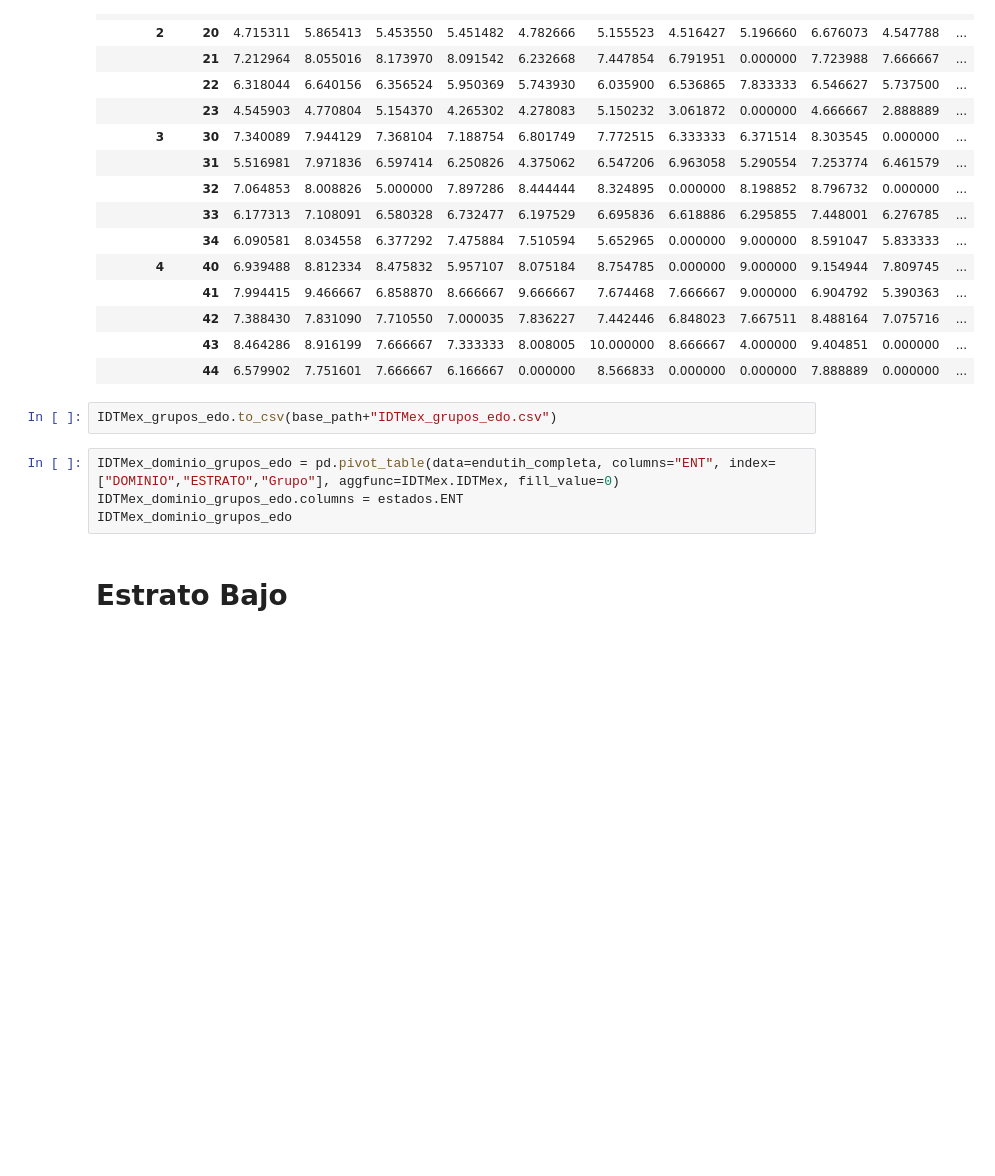
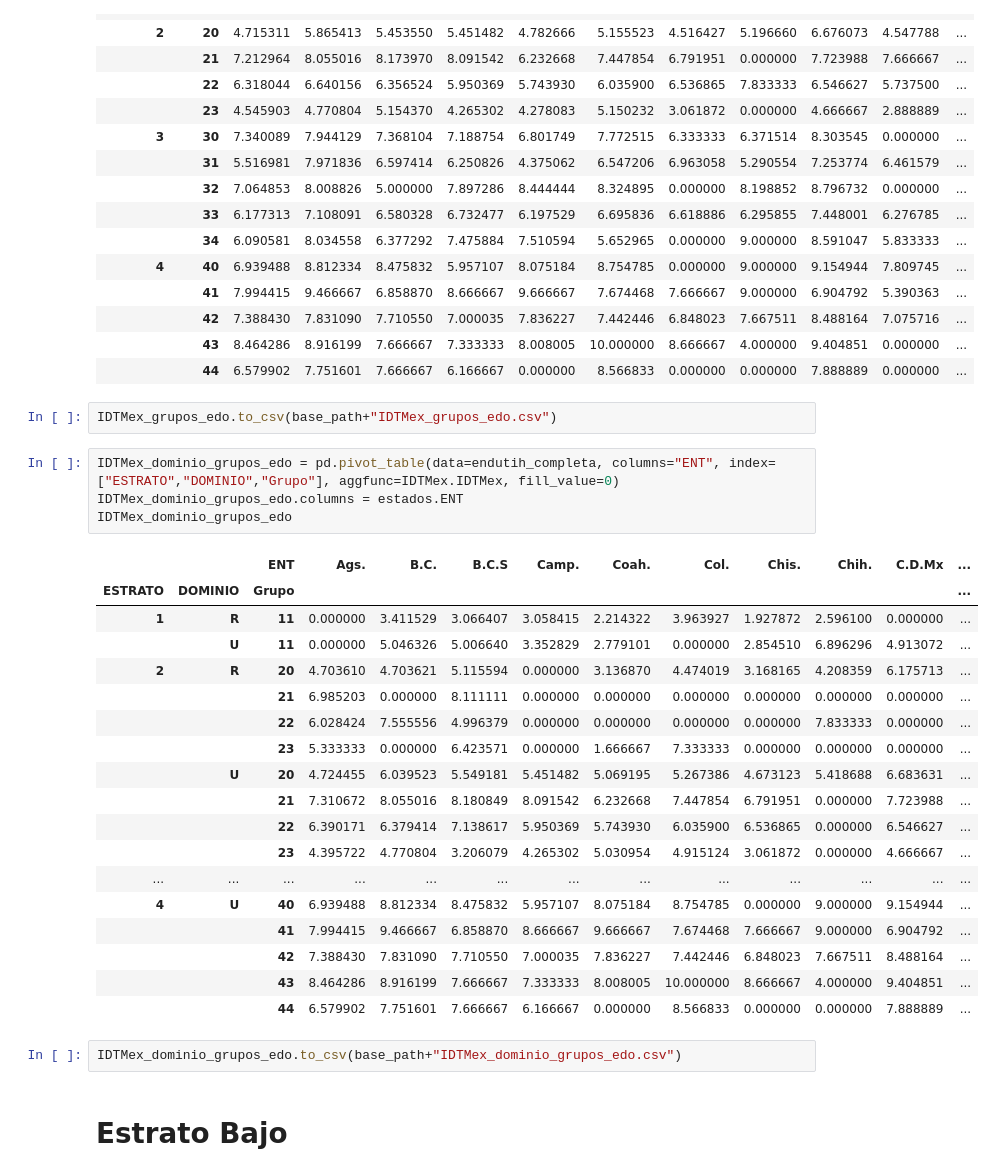
Before and after one commit to tipicanerd/DivisionDigitalMX, a Jupyter notebook: AnalisisGrupos.ipynb, the cells around one changed output. Drawn from its saved outputs; the diff is of its cells as text; blank space fills up the shorter version.

```diff
--- a/AnalisisGrupos.ipynb
+++ b/AnalisisGrupos.ipynb
@@ -878,9 +878,30 @@ IDTMex_grupos_edo
 # %%
 IDTMex_grupos_edo.to_csv(base_path+"IDTMex_grupos_edo.csv")
 # %%
-IDTMex_dominio_grupos_edo = pd.pivot_table(data=endutih_completa, columns="ENT", index=["DOMINIO","ESTRATO","Grupo"], aggfunc=IDTMex.IDTMex, fill_value=0)
+IDTMex_dominio_grupos_edo = pd.pivot_table(data=endutih_completa, columns="ENT", index=["ESTRATO","DOMINIO","Grupo"], aggfunc=IDTMex.IDTMex, fill_value=0)
 IDTMex_dominio_grupos_edo.columns = estados.ENT
 IDTMex_dominio_grupos_edo
+# %% [output]
+|  |  | ENT | Ags. | B.C. | B.C.S | Camp. | Coah. | Col. | Chis. | Chih. | C.D.Mx | ... |
+| ESTRATO | DOMINIO | Grupo |  |  |  |  |  |  |  |  |  | ... |
+| 1 | R | 11 | 0.000000 | 3.411529 | 3.066407 | 3.058415 | 2.214322 | 3.963927 | 1.927872 | 2.596100 | 0.000000 | ... |
+|  | U | 11 | 0.000000 | 5.046326 | 5.006640 | 3.352829 | 2.779101 | 0.000000 | 2.854510 | 6.896296 | 4.913072 | ... |
+| 2 | R | 20 | 4.703610 | 4.703621 | 5.115594 | 0.000000 | 3.136870 | 4.474019 | 3.168165 | 4.208359 | 6.175713 | ... |
+|  |  | 21 | 6.985203 | 0.000000 | 8.111111 | 0.000000 | 0.000000 | 0.000000 | 0.000000 | 0.000000 | 0.000000 | ... |
+|  |  | 22 | 6.028424 | 7.555556 | 4.996379 | 0.000000 | 0.000000 | 0.000000 | 0.000000 | 7.833333 | 0.000000 | ... |
+|  |  | 23 | 5.333333 | 0.000000 | 6.423571 | 0.000000 | 1.666667 | 7.333333 | 0.000000 | 0.000000 | 0.000000 | ... |
+|  | U | 20 | 4.724455 | 6.039523 | 5.549181 | 5.451482 | 5.069195 | 5.267386 | 4.673123 | 5.418688 | 6.683631 | ... |
+|  |  | 21 | 7.310672 | 8.055016 | 8.180849 | 8.091542 | 6.232668 | 7.447854 | 6.791951 | 0.000000 | 7.723988 | ... |
+|  |  | 22 | 6.390171 | 6.379414 | 7.138617 | 5.950369 | 5.743930 | 6.035900 | 6.536865 | 0.000000 | 6.546627 | ... |
+|  |  | 23 | 4.395722 | 4.770804 | 3.206079 | 4.265302 | 5.030954 | 4.915124 | 3.061872 | 0.000000 | 4.666667 | ... |
+| ... | ... | ... | ... | ... | ... | ... | ... | ... | ... | ... | ... | ... |
+| 4 | U | 40 | 6.939488 | 8.812334 | 8.475832 | 5.957107 | 8.075184 | 8.754785 | 0.000000 | 9.000000 | 9.154944 | ... |
+|  |  | 41 | 7.994415 | 9.466667 | 6.858870 | 8.666667 | 9.666667 | 7.674468 | 7.666667 | 9.000000 | 6.904792 | ... |
+|  |  | 42 | 7.388430 | 7.831090 | 7.710550 | 7.000035 | 7.836227 | 7.442446 | 6.848023 | 7.667511 | 8.488164 | ... |
+|  |  | 43 | 8.464286 | 8.916199 | 7.666667 | 7.333333 | 8.008005 | 10.000000 | 8.666667 | 4.000000 | 9.404851 | ... |
+|  |  | 44 | 6.579902 | 7.751601 | 7.666667 | 6.166667 | 0.000000 | 8.566833 | 0.000000 | 0.000000 | 7.888889 | ... |
+# %%
+IDTMex_dominio_grupos_edo.to_csv(base_path+"IDTMex_dominio_grupos_edo.csv")
 # %% [markdown]
 # Estrato Bajo
 # %% [markdown]
```
Also changed, not shown: 16 other files.
